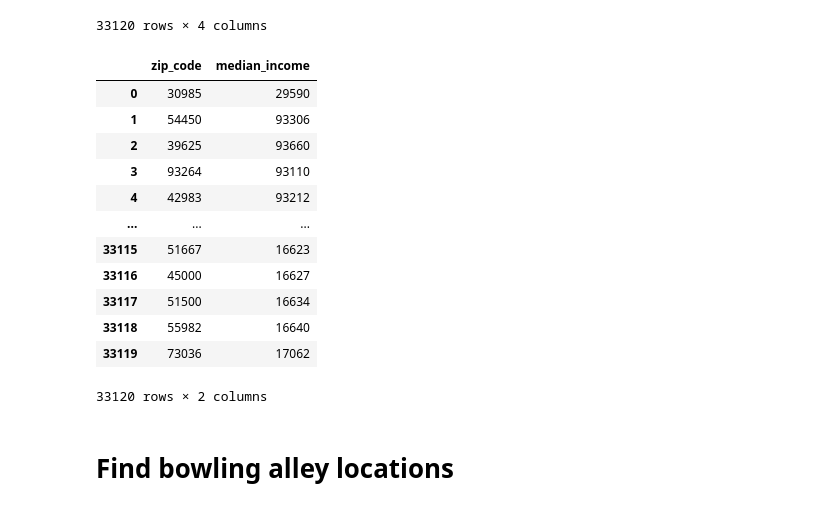
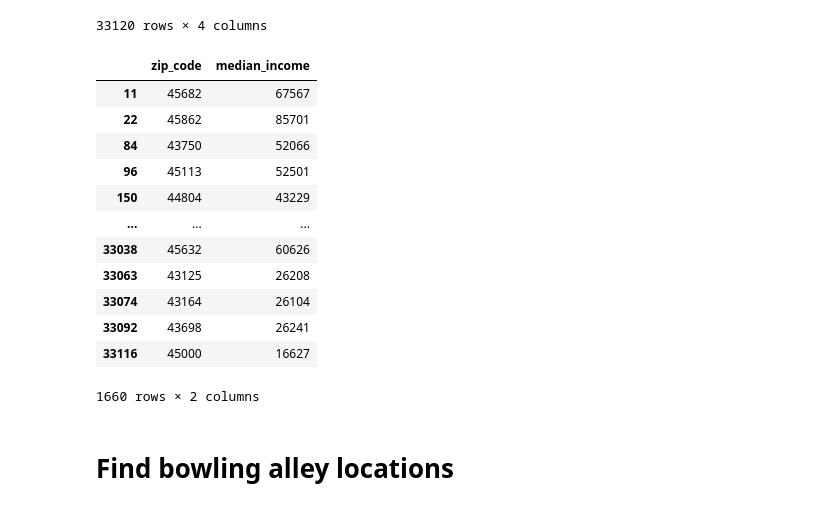
Before and after one commit to jgroeschen/Cinci-HS-Bowling-Stats, a Jupyter notebook: data_gathering/bowling_stats.ipynb, the cells around one changed output. Cells and saved outputs as stored; diff of their text form; code cells hidden in the pictures.

Commit message:
Median income filtering

```diff
--- a/data_gathering/bowling_stats.ipynb
+++ b/data_gathering/bowling_stats.ipynb
@@ -431,24 +431,26 @@ df_median_income
 # %%
 # Fix messy conversion to DataFrame
 df_median_income.drop(df_median_income.columns[[0, 3]], axis=1, inplace=True)
 df_median_income.set_axis(['zip_code', 'median_income'], axis=1, inplace=True)
 df_median_income['median_income'] = df_median_income['median_income'].apply(lambda x: x.replace(']',''))
 df_median_income = df_median_income.astype('int32')
+# Remove codes outside of Ohio
+df_median_income = df_median_income.loc[df_median_income['zip_code'].between(42999, 46000)]
 df_median_income
 # %% [output]
 |  | zip_code | median_income |
-| 0 | 30985 | 29590 |
-| 1 | 54450 | 93306 |
-| 2 | 39625 | 93660 |
-| 3 | 93264 | 93110 |
-| 4 | 42983 | 93212 |
+| 11 | 45682 | 67567 |
+| 22 | 45862 | 85701 |
+| 84 | 43750 | 52066 |
+| 96 | 45113 | 52501 |
+| 150 | 44804 | 43229 |
 | ... | ... | ... |
-| 33115 | 51667 | 16623 |
+| 33038 | 45632 | 60626 |
+| 33063 | 43125 | 26208 |
+| 33074 | 43164 | 26104 |
+| 33092 | 43698 | 26241 |
 | 33116 | 45000 | 16627 |
-| 33117 | 51500 | 16634 |
-| 33118 | 55982 | 16640 |
-| 33119 | 73036 | 17062 |
-33120 rows × 2 columns
+1660 rows × 2 columns
 # %%
 df_median_income.to_csv('median_income_by_zip.csv')
 # %% [markdown]
```
Also changed, not shown: parts of 1 cell of this notebook.
